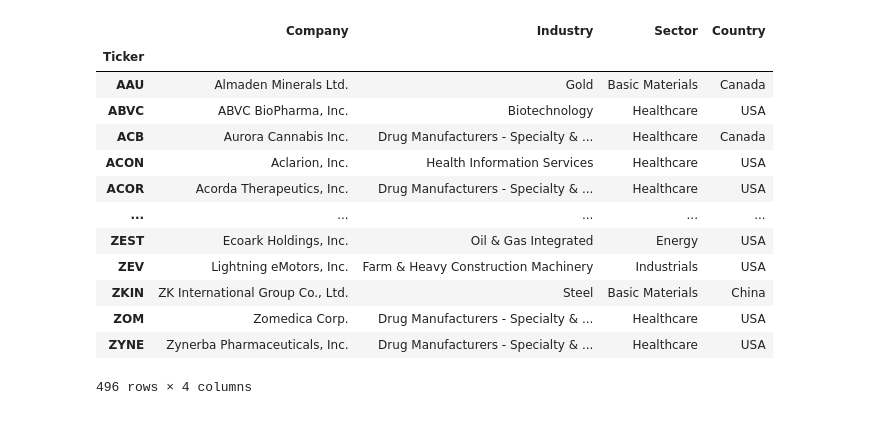
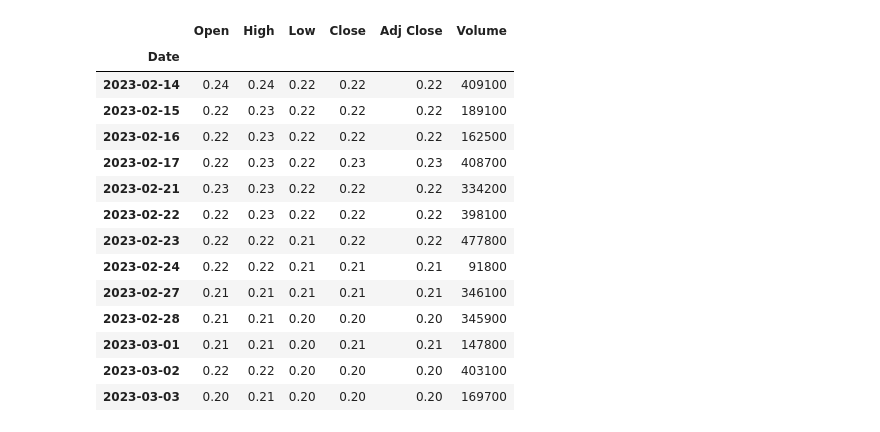
Before and after one commit to volry/PennyStockMonitoring, a Jupyter notebook: PennyStockForward.ipynb, the cells around one changed output. Cells and saved outputs as stored; diff of their text form; code cells hidden in the pictures.

```diff
--- a/PennyStockForward.ipynb
+++ b/PennyStockForward.ipynb
@@ -12,6 +12,8 @@ sns.set()
 # %%
 # parameters
 path_for_stock_list = 'inputFiles/finviz_penny.csv'
+test_date = '2023-03-06'
+#start_loadint_date
 VolRise = 0.99        # open position, after current volume will be more than VolRise value
 AvgVolDayLimit = 10   # average for shifting average
 ExitAfter = 0.25      # close position after price achieve ExitAfter
@@ -121,6 +36,22 @@ def good_price(ticker_name,date_from_list):
 # %%
 #read stocks for trading
 list_stocks = pd.read_csv(path_for_stock_list, index_col="Ticker")
+
+#filtering stocks
+list_stocks = list_stocks[list_stocks['Industry']!='Shell Companies']
+list_stocks = list_stocks.loc[:,['Company','Industry','Sector','Country']]
+list_stocks['NotDate'] = test_date
 # %%
 list_stocks
+symbol = list_stocks.index[0] # беремо акцію по індексу
+#
+end_date = test_date
+# convert end_date string to datetime object
+end_date_dt = datetime.datetime.strptime(end_date, '%Y-%m-%d')
+
+start_date_dt = end_date_dt - datetime.timedelta(days=19)
+start_date = start_date_dt.strftime('%Y-%m-%d') # convert back to string
+
+
+wdf = yf.download(symbol, start_date, end_date)
 # %% [output]
@@ -141 +59,19 @@ list_stocks
+# %%
+wdf
+# %% [output]
+|  | Open | High | Low | Close | Adj Close | Volume |
+| Date |  |  |  |  |  |  |
+| 2023-02-14 | 0.24 | 0.24 | 0.22 | 0.22 | 0.22 | 409100 |
+| 2023-02-15 | 0.22 | 0.23 | 0.22 | 0.22 | 0.22 | 189100 |
+| 2023-02-16 | 0.22 | 0.23 | 0.22 | 0.22 | 0.22 | 162500 |
+| 2023-02-17 | 0.22 | 0.23 | 0.22 | 0.23 | 0.23 | 408700 |
+| 2023-02-21 | 0.23 | 0.23 | 0.22 | 0.22 | 0.22 | 334200 |
+| 2023-02-22 | 0.22 | 0.23 | 0.22 | 0.22 | 0.22 | 398100 |
+| 2023-02-23 | 0.22 | 0.22 | 0.21 | 0.22 | 0.22 | 477800 |
+| 2023-02-24 | 0.22 | 0.22 | 0.21 | 0.21 | 0.21 | 91800 |
+| 2023-02-27 | 0.21 | 0.21 | 0.21 | 0.21 | 0.21 | 346100 |
+| 2023-02-28 | 0.21 | 0.21 | 0.20 | 0.20 | 0.20 | 345900 |
+| 2023-03-01 | 0.21 | 0.21 | 0.20 | 0.21 | 0.21 | 147800 |
+| 2023-03-02 | 0.22 | 0.22 | 0.20 | 0.20 | 0.20 | 403100 |
+| 2023-03-03 | 0.20 | 0.21 | 0.20 | 0.20 | 0.20 | 169700 |
 # %%
@@ -146,20 +168,3 @@ list_stocks = list_stocks.loc[:,['Company','Industry','Sector','Country']]
-# %%
-list_stocks
-# %% [output]
-|  | Company | Industry | Sector | Country |
-| Ticker |  |  |  |  |
-| AAU | Almaden Minerals Ltd. | Gold | Basic Materials | Canada |
-| ABVC | ABVC BioPharma, Inc. | Biotechnology | Healthcare | USA |
-| ACB | Aurora Cannabis Inc. | Drug Manufacturers - Specialty & ... | Healthcare | Canada |
-| ACON | Aclarion, Inc. | Health Information Services | Healthcare | USA |
-| ACOR | Acorda Therapeutics, Inc. | Drug Manufacturers - Specialty & ... | Healthcare | USA |
-| ... | ... | ... | ... | ... |
-| ZEST | Ecoark Holdings, Inc. | Oil & Gas Integrated | Energy | USA |
-| ZEV | Lightning eMotors, Inc. | Farm & Heavy Construction Machinery | Industrials | USA |
-| ZKIN | ZK International Group Co., Ltd. | Steel | Basic Materials | China |
-| ZOM | Zomedica Corp. | Drug Manufacturers - Specialty & ... | Healthcare | USA |
-| ZYNE | Zynerba Pharmaceuticals, Inc. | Drug Manufacturers - Specialty & ... | Healthcare | USA |
-496 rows × 4 columns
 # %%
 
 # load ticker list from excel-file
```
Also changed, not shown: parts of 5 cells of this notebook.
